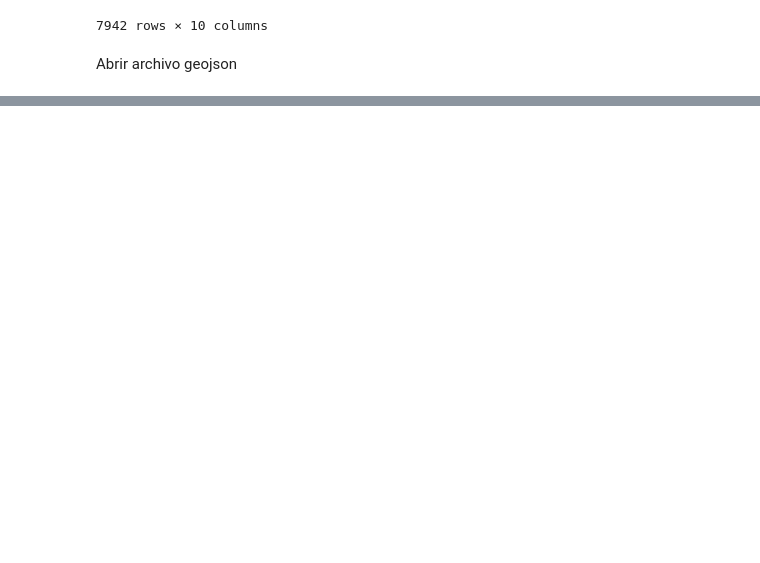
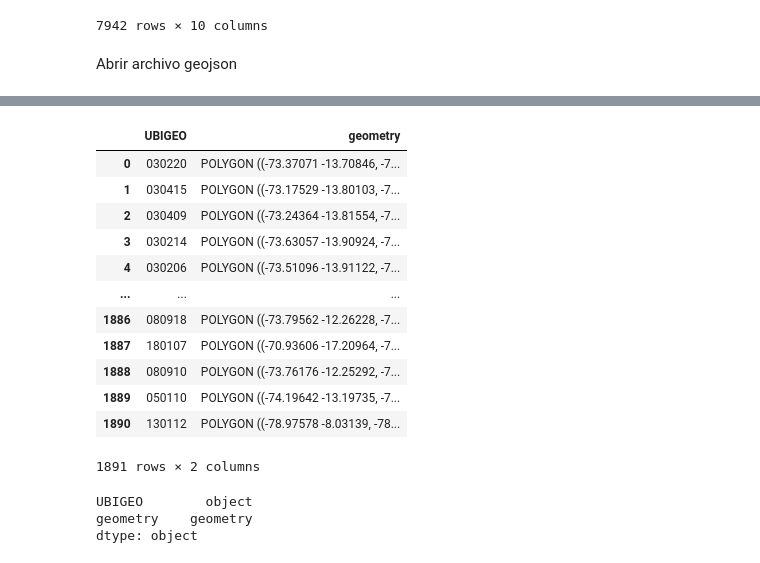
Before and after one commit to anelvasquez/Hospitals-Access-Peru, a Jupyter notebook: code/script_geo.ipynb, the cells around one changed output, grey strips where cells are left out. Saved outputs shown, nothing was run; the diff lists cells and outputs as text; code cells hidden in the pictures; blank space fills up the shorter version.

```diff
--- a/code/script_geo.ipynb
+++ b/code/script_geo.ipynb
@@ -172,0 +171,25 @@ dtype: object
+# %%
+# Select only relevant columns
+distritos = distritos[['ubigeo', 'geometry']]
+distritos = distritos.rename({'ubigeo':'UBIGEO'}, axis =1 )
+distritos
+# %% [output]
+|  | UBIGEO | geometry |
+| 0 | 030220 | POLYGON ((-73.37071 -13.70846, -7... |
+| 1 | 030415 | POLYGON ((-73.17529 -13.80103, -7... |
+| 2 | 030409 | POLYGON ((-73.24364 -13.81554, -7... |
+| 3 | 030214 | POLYGON ((-73.63057 -13.90924, -7... |
+| 4 | 030206 | POLYGON ((-73.51096 -13.91122, -7... |
+| ... | ... | ... |
+| 1886 | 080918 | POLYGON ((-73.79562 -12.26228, -7... |
+| 1887 | 180107 | POLYGON ((-70.93606 -17.20964, -7... |
+| 1888 | 080910 | POLYGON ((-73.76176 -12.25292, -7... |
+| 1889 | 050110 | POLYGON ((-74.19642 -13.19735, -7... |
+| 1890 | 130112 | POLYGON ((-78.97578 -8.03139, -78... |
+1891 rows × 2 columns
+# %%
+distritos.dtypes
+# %% [output]
+UBIGEO        object
+geometry    geometry
+dtype: object
```
Also changed, not shown: parts of 15 cells of this notebook.
